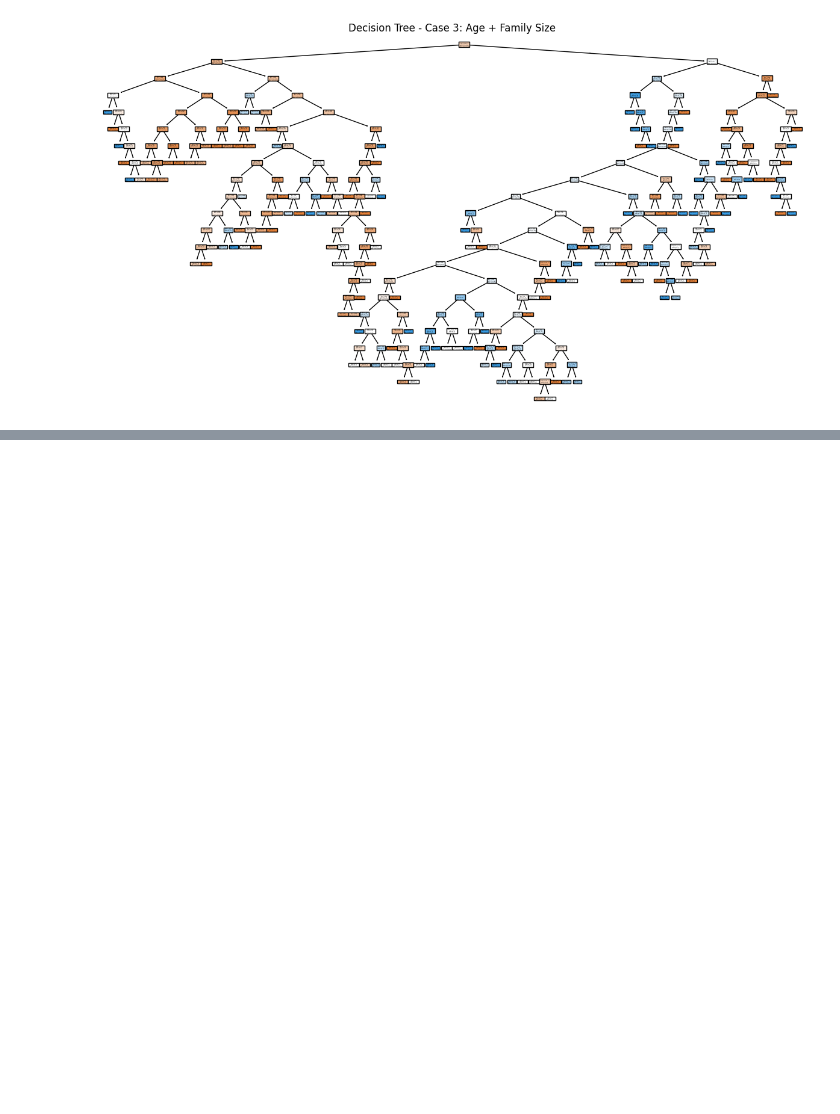
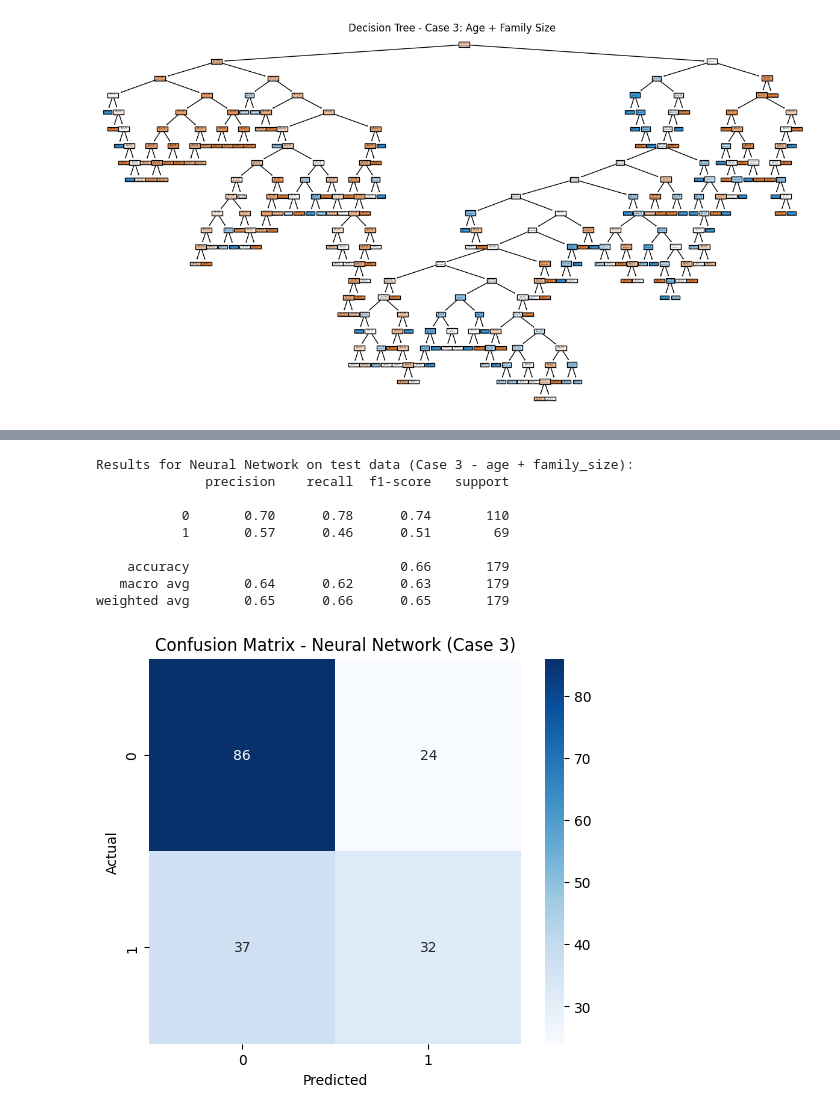
Before and after one commit to s-golla/applied-ml-sgolla, a Jupyter notebook: notebooks/project03/ml03_sgolla.ipynb, the cells around one changed output, grey strips where cells are left out. Saved outputs shown, nothing was run; the diff lists cells and outputs as text; code cells hidden in the pictures; blank space fills up the shorter version.

```diff
--- a/notebooks/project03/ml03_sgolla.ipynb
+++ b/notebooks/project03/ml03_sgolla.ipynb
@@ -303,0 +310,21 @@ plt.show()
+# %%
+# CASE 1: SVC using 'alone'
+svc_model1 = SVC(random_state=123) # Added random_state for consistency
+svc_model1.fit(X1_train, y1_train)
+y1_svc_pred = svc_model1.predict(X1_test)
+print("Results for SVC on test data (Case 1 - alone):")
+print(classification_report(y1_test, y1_svc_pred))
+
+# CASE 2: SVC using 'age'
+svc_model2 = SVC(random_state=123)
+svc_model2.fit(X2_train, y2_train)
+y2_svc_pred = svc_model2.predict(X2_test)
+print("Results for SVC on test data (Case 2 - age):")
+print(classification_report(y2_test, y2_svc_pred))
+
+# CASE 3: SVC using 'age' and 'family_size'
+svc_model3 = SVC(random_state=123)
+svc_model3.fit(X3_train, y3_train)
+y3_svc_pred = svc_model3.predict(X3_test)
+print("Results for SVC on test data (Case 3 - age + family_size):")
+print(classification_report(y3_test, y3_svc_pred))
@@ -303,0 +406,34 @@ plt.show()
+# %%
+# Train NN for Case 3 (age + family_size)
+nn_model3 = MLPClassifier(
+    hidden_layer_sizes=(50, 25, 10),
+    solver='lbfgs',
+    max_iter=1000,
+    random_state=42 # Using 42 as recommended for NN random state
+)
+nn_model3.fit(X3_train, y3_train)
+
+# Predict and evaluate Neural Network model on test data
+y3_nn_pred = nn_model3.predict(X3_test)
+print("Results for Neural Network on test data (Case 3 - age + family_size):")
+print(classification_report(y3_test, y3_nn_pred))
+
+# Plot confusion matrix
+cm_nn3 = confusion_matrix(y3_test, y3_nn_pred)
+plt.figure(figsize=(6, 5))
+sns.heatmap(cm_nn3, annot=True, fmt='d', cmap='Blues')
+plt.title('Confusion Matrix - Neural Network (Case 3)')
+plt.xlabel('Predicted')
+plt.ylabel('Actual')
+plt.show()
+# %% [output]
+Results for Neural Network on test data (Case 3 - age + family_size):
+              precision    recall  f1-score   support
+
+           0       0.70      0.78      0.74       110
+           1       0.57      0.46      0.51        69
+
+    accuracy                           0.66       179
+   macro avg       0.64      0.62      0.63       179
+weighted avg       0.65      0.66      0.65       179
+[figure, added]
```
Also changed, not shown: parts of 8 cells of this notebook.
